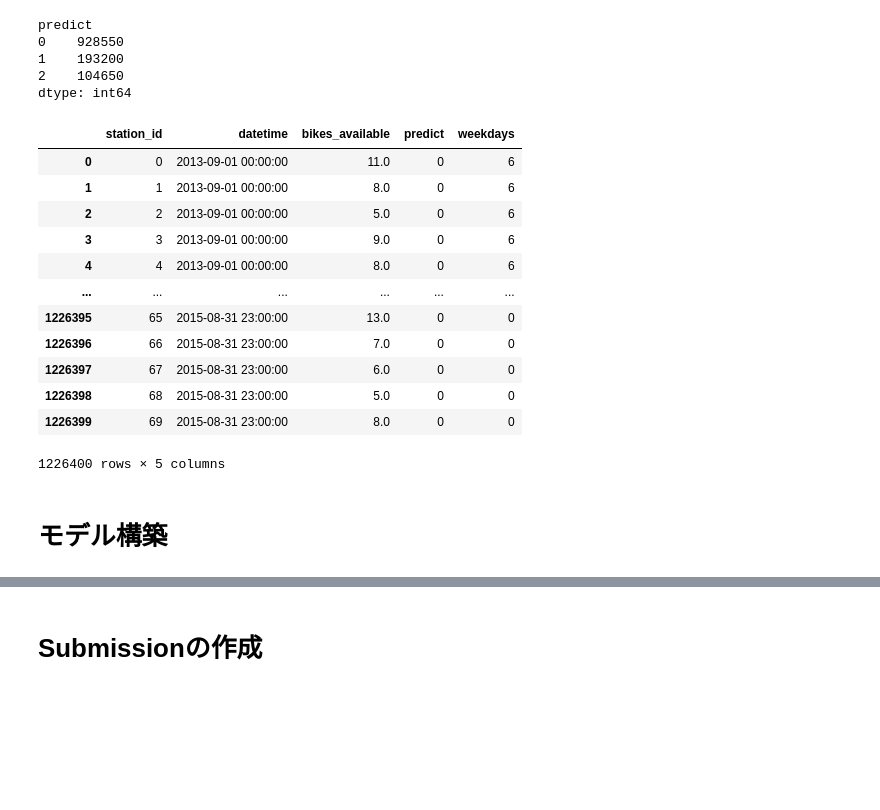
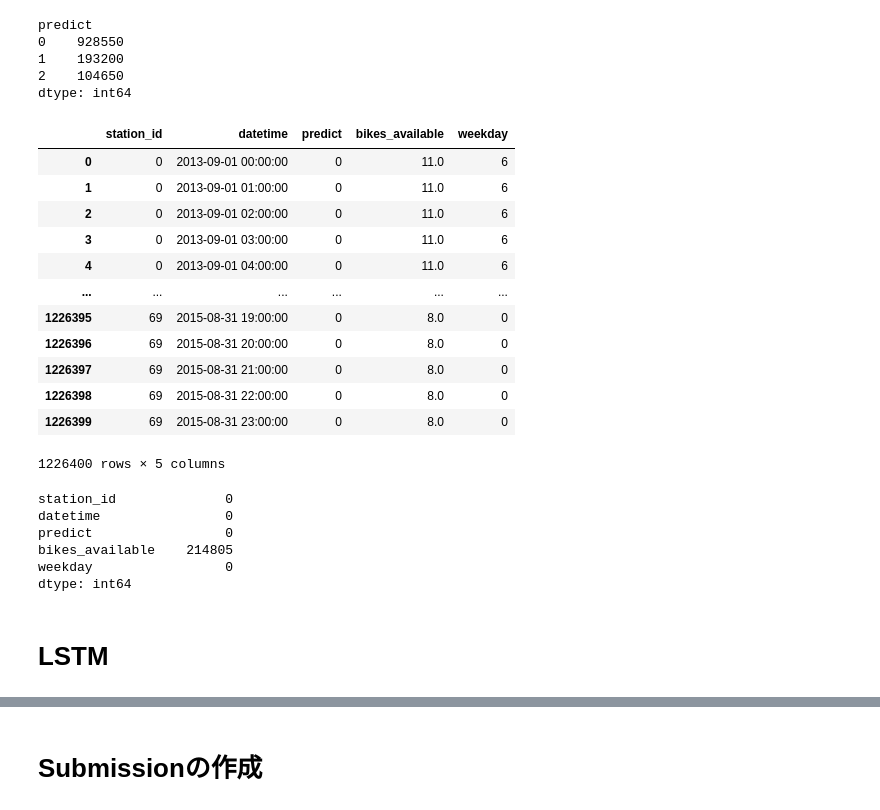
Before and after one commit to snoopy0420/atma_udemy, a Jupyter notebook: notebooks/baseline.ipynb, the cells around one changed output, grey strips where cells are left out. Cells and saved outputs as stored; diff of their text form; code cells hidden in the pictures; blank space fills up the shorter version.

```diff
--- a/notebooks/baseline.ipynb
+++ b/notebooks/baseline.ipynb
@@ -448,0 +473,16 @@ dtype: int64
+# %%
+df_timeseries = df_status.copy()[["station_id", "datetime", "predict", "bikes_available"]]
+
+#各ステーション毎に、欠損値を埋める
+df_timeseries_fillna = pd.DataFrame()
+for station_id in df_timeseries["station_id"].unique().tolist():
+    temp_df = df_timeseries[df_timeseries["station_id"]==station_id]
+    # 前の値で欠損値補完
+    temp_df = temp_df.ffill()
+    # predict==1のデータをnullにする
+    temp_df.loc[temp_df["predict"]==1, "bikes_available"] = np.nan
+    df_timeseries_fillna = pd.concat([df_timeseries_fillna,temp_df])
+df_timeseries_fillna.drop(columns=["predict"], inplace=True)
+
+print(df_timeseries.isnull().sum())
+print(df_timeseries_fillna.isnull().sum())
@@ -448,0 +514,4 @@ dtype: int64
+# %%
+df_main = df_key.copy()
+df_main = pd.merge(df_main, df_timeseries_fillna, on=["station_id","datetime"], how="left")
+df_main = pd.merge(df_main, df_weekday, on=["datetime"], how="left")
@@ -449 +536,3 @@ dtype: int64
+# %%
+df_main_new = df_main.copy()
 # %%
@@ -481,8 +555,8 @@ def create_valid_flag(df_result):
 # %%
 past_2_len = 0
 while True:
-    main_df_new = create_valid_flag(main_df_new)
-    current_2_len = len(main_df_new[main_df_new["predict"] == 2])
+    df_main_new = create_valid_flag(df_main_new)
+    current_2_len = len(df_main_new[df_main_new["predict"] == 2])
     if current_2_len == past_2_len:
         break
     past_2_len = current_2_len
@@ -496,23 +570,32 @@ predict
 dtype: int64
 # %%
 #学習用データセット
-main_df_new
+df_main_new
 # %% [output]
-|  | station_id | datetime | bikes_available | predict | weekdays |
-| 0 | 0 | 2013-09-01 00:00:00 | 11.0 | 0 | 6 |
-| 1 | 1 | 2013-09-01 00:00:00 | 8.0 | 0 | 6 |
-| 2 | 2 | 2013-09-01 00:00:00 | 5.0 | 0 | 6 |
-| 3 | 3 | 2013-09-01 00:00:00 | 9.0 | 0 | 6 |
-| 4 | 4 | 2013-09-01 00:00:00 | 8.0 | 0 | 6 |
+|  | station_id | datetime | predict | bikes_available | weekday |
+| 0 | 0 | 2013-09-01 00:00:00 | 0 | 11.0 | 6 |
+| 1 | 0 | 2013-09-01 01:00:00 | 0 | 11.0 | 6 |
+| 2 | 0 | 2013-09-01 02:00:00 | 0 | 11.0 | 6 |
+| 3 | 0 | 2013-09-01 03:00:00 | 0 | 11.0 | 6 |
+| 4 | 0 | 2013-09-01 04:00:00 | 0 | 11.0 | 6 |
 | ... | ... | ... | ... | ... | ... |
-| 1226395 | 65 | 2015-08-31 23:00:00 | 13.0 | 0 | 0 |
-| 1226396 | 66 | 2015-08-31 23:00:00 | 7.0 | 0 | 0 |
-| 1226397 | 67 | 2015-08-31 23:00:00 | 6.0 | 0 | 0 |
-| 1226398 | 68 | 2015-08-31 23:00:00 | 5.0 | 0 | 0 |
-| 1226399 | 69 | 2015-08-31 23:00:00 | 8.0 | 0 | 0 |
+| 1226395 | 69 | 2015-08-31 19:00:00 | 0 | 8.0 | 0 |
+| 1226396 | 69 | 2015-08-31 20:00:00 | 0 | 8.0 | 0 |
+| 1226397 | 69 | 2015-08-31 21:00:00 | 0 | 8.0 | 0 |
+| 1226398 | 69 | 2015-08-31 22:00:00 | 0 | 8.0 | 0 |
+| 1226399 | 69 | 2015-08-31 23:00:00 | 0 | 8.0 | 0 |
 1226400 rows × 5 columns
+# %%
+df_main_new.isnull().sum()
+# %% [output]
+station_id              0
+datetime                0
+predict                 0
+bikes_available    214805
+weekday                 0
+dtype: int64
 # %% [markdown]
-# モデル構築
+# LSTM
 # %%
 # 自作モジュールの読み込み
 import sys
```
Also changed, not shown: parts of 36 cells of this notebook, 3 other files.
